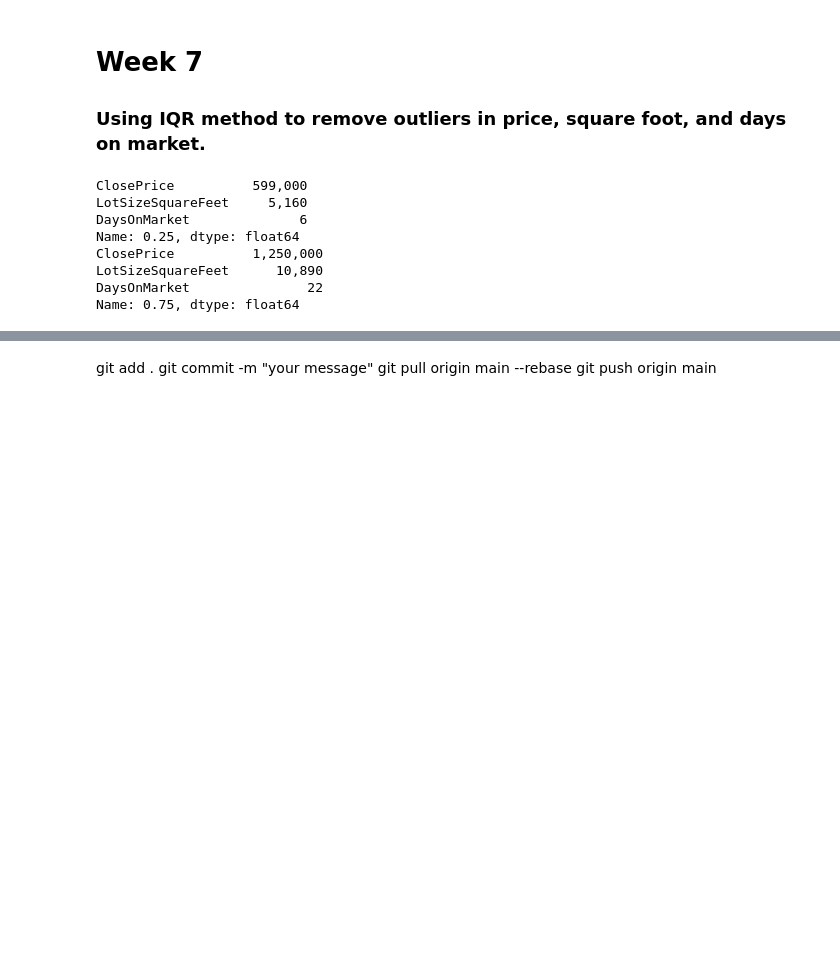
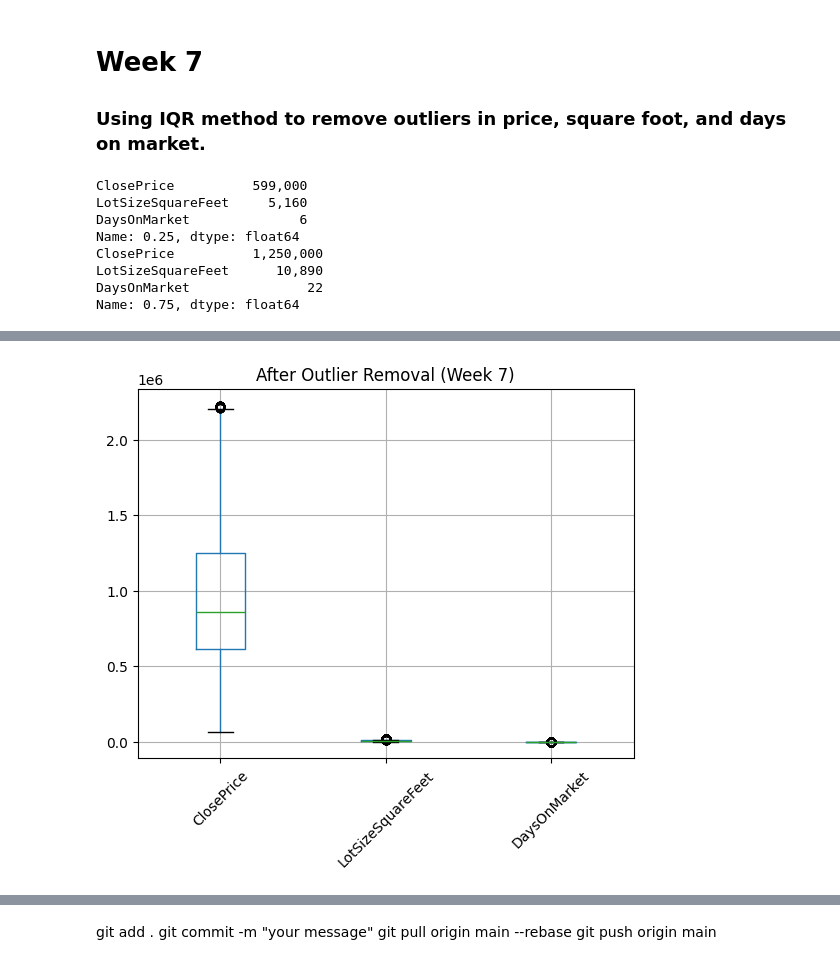
Before and after one commit to DeeptiKhetan/idx-data-analyst, a Jupyter notebook: analysis.ipynb, the cells around one changed output, grey strips where cells are left out. Cells and saved outputs as stored; diff of their text form; code cells hidden in the pictures; blank space fills up the shorter version.

```diff
--- a/analysis.ipynb
+++ b/analysis.ipynb
@@ -1515,0 +1582,11 @@ clean_listing
+# %%
+df_listing_week7 = listing_clean[
+    (listing_clean['DaysOnMarket'] >= lower['DaysOnMarket']) &
+    (listing_clean['DaysOnMarket'] <= upper['DaysOnMarket']) &
+
+    (listing_clean['LotSizeSquareFeet'] >= lower['LotSizeSquareFeet']) &
+    (listing_clean['LotSizeSquareFeet'] <= upper['LotSizeSquareFeet']) &
+
+    (listing_clean['ClosePrice'] >= lower['ClosePrice']) &
+    (listing_clean['ClosePrice'] <= upper['ClosePrice'])
+].copy()
@@ -1515,0 +1609,9 @@ clean_listing
+# %%
+import matplotlib.pyplot as plt
+
+df_listing_week7[cols].boxplot()
+plt.title("After Outlier Removal (Week 7)")
+plt.xticks(rotation=45)
+plt.show()
+# %% [output]
+[figure, added]
```
Also changed, not shown: parts of 13 cells of this notebook.
